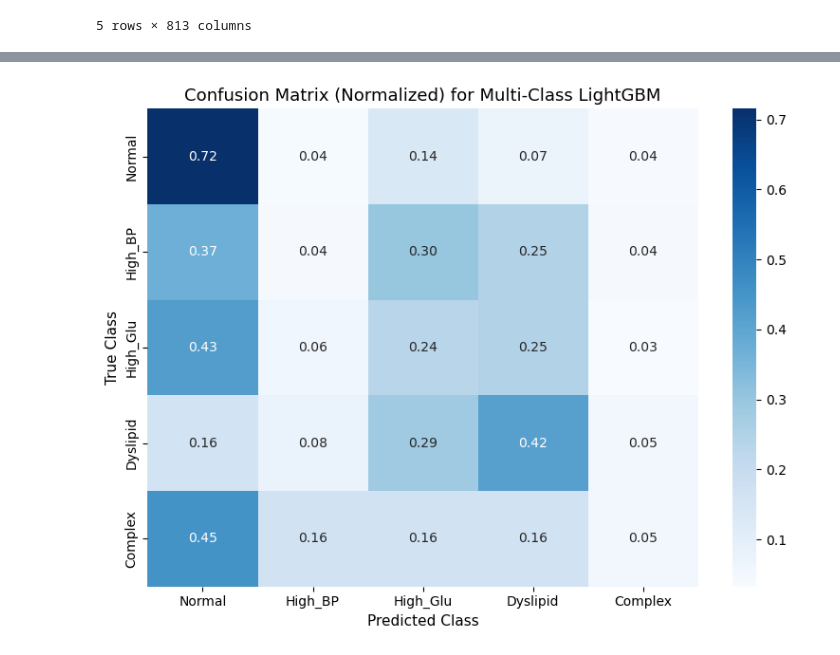
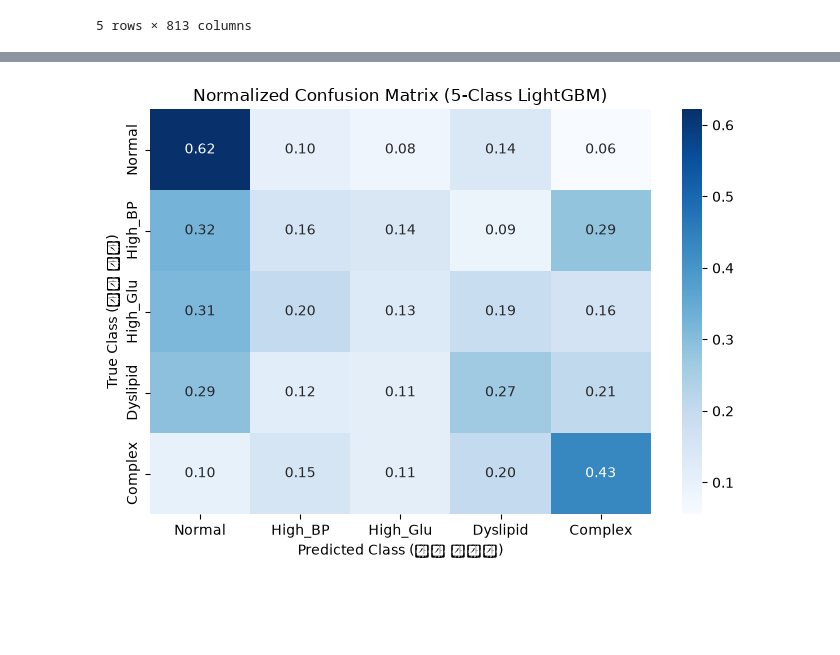
Before and after one commit to kdw123654/digital-project, a Jupyter notebook: my_model.ipynb, the cells around one changed output, grey strips where cells are left out. Drawn from its saved outputs; the diff is of its cells as text; code cells hidden in the pictures; blank space fills up the shorter version.

```diff
--- a/my_model.ipynb
+++ b/my_model.ipynb
@@ -30,11 +30,12 @@ selected_cols = [
     'DI1_dg', 'DI1_pt', 'DE1_dg', 'DE1_pt', 'DI2_dg', 'DI2_pt',
     'HE_glu', 'HE_TG', 'HE_HDL_st2', 'HE_sbp', 'HE_dbp',
     'HE_ht', 'HE_wt', 'HE_BMI', 'HE_wc',
-    'sm_presnt', 'dr_month', 'pa_aerobic'
+    'sm_presnt', 'dr_month', 'pa_aerobic',
+    'BE8_1', 'L_DN_TO', 'BO1_1', 'BM1_8' # [교수님 피드백 반영] 좌식시간, 혼밥, 체중증가, 구강위생 변수 추가
 ]
 
 df_list = []
-years = ['21', '22', '23', '24']
+years = ['20', '21', '22', '23', '24'] # [교수님 피드백 반영] 2020년 추가 -> 5개년치 통합
 
 for y in years:
     fpath=f'C:\\knhanes\\hn{y}_all.sas7bdat'
@@ -64,6 +66,6 @@ df_all.head()
 # %%
-df_young=df_all[(df_all['age']>=19)&(df_all['age']<=39)].copy()
-print(f'19~39세 청년층 인원: {len(df_young):,}명')
+df_young=df_all[(df_all['age']>=20)&(df_all['age']<=39)].copy()
+print(f'20~39세 청년층 인원: {len(df_young):,}명')
 # len뒤에 ,를 붙이면 5341이 아닌 5,341같이 천 단위로 콤마찍어줌
 
 med_mask = (df_young['DI1_pt'] == 1) | (df_young['DE1_pt'] == 1) | (df_young['DI2_pt'] == 1)
@@ -724,41 +742,47 @@ Dyslipid  495   10.6
 # %%
-# 멀티클래스 LightGBM 모델 학습
+# [멀티클래스 LightGBM 모델 학습 및 평가 (Step 3)]
+# - 소수 클래스(고혈압, 복합이상)의 학습 불균형 해소를 위해 class_weight='balanced' 적용
+# - 혼동 행렬의 주대각선(재현율)과 비대각선(오분류 경향성)을 정밀 분석
+
 import matplotlib.pyplot as plt
 import seaborn as sns
 from lightgbm import LGBMClassifier
-from sklearn.metrics import classification_report, confusion_matrix, roc_auc_score
+from sklearn.metrics import classification_report, confusion_matrix, roc_auc_score, average_precision_score
 
-
-# lightgbm 모델
+# 1. LightGBM 다중분류 모델 초기화 및 학습
 lgb_multi = LGBMClassifier(
-    obgjective = 'multiclass',
-    num_class = 5,
-    class_weight = 'balanced', # 희귀 아형(고혈압/고혈당 단독형) 보정 즉 표본 수가 적은 곳에 자동 보정
-    random_state = 42,
-    verbose = -1
+    objective='multiclass',
+    num_class=5,
+    class_weight='balanced', # 데이터 불균형 보정 가중치
+    random_state=42,
+    n_estimators=100,
+    max_depth=5,
+    learning_rate=0.05,
+    verbose=-1
 )
 
 lgb_multi.fit(X_train_m, y_train_m)
 
+# 2. 예측 및 OVR 성능 평가
 y_pred_m = lgb_multi.predict(X_test_m)
 y_proba_m = lgb_multi.predict_proba(X_test_m)
 
-# Ovr marcro-averaged ROC-AUC 계산
-ovr_macro_auc = roc_auc_score(y_test_m, y_proba_m, multi_class='ovr', average='macro')
-print(f"\n멀티클래스 LightGBM 모델 OVR Macro-Averaged ROC-AUC: {ovr_macro_auc:.3f}\n")
+# OVR Macro ROC-AUC 및 Average Precision (AP)
+y_test_m_dummies = pd.get_dummies(y_test_m)
+ovr_roc_auc = roc_auc_score(y_test_m_dummies, y_proba_m, multi_class='ovr', average='macro')
+ovr_ap = average_precision_score(y_test_m_dummies, y_proba_m, average='macro')
 
-# 분류 리포트
-print("=== 클래스별 정밀도/재현율 ===")
+print(f'\n멀티클래스 LightGBM OVR Macro ROC-AUC: {ovr_roc_auc:.3f} | Macro AP: {ovr_ap:.3f}')
+print('\n=== 클래스별 정밀도(Precision) / 재현율(Recall) ===')
 print(classification_report(y_test_m, y_pred_m, target_names=class_names))
 
-# 혼동 행렬
-cm = confusion_matrix(y_test_m, y_pred_m, normalize='true')
-
-plt.figure(figsize=(8, 6))
-sns.heatmap(cm, annot=True, fmt='.2f', cmap='Blues', xticklabels=class_names, yticklabels=class_names)
-plt.title('Confusion Matrix (Normalized) for Multi-Class LightGBM', fontsize=13)
-plt.xlabel('Predicted Class', fontsize=11)
-plt.ylabel('True Class', fontsize=11)
+# 3. 5x5 정규화 혼동행렬 (Normalized Confusion Matrix) 시각화
+cm_norm = confusion_matrix(y_test_m, y_pred_m, normalize='true')
+plt.figure(figsize=(7, 5))
+sns.heatmap(cm_norm, annot=True, fmt='.2f', cmap='Blues', xticklabels=class_names, yticklabels=class_names)
+plt.title('Normalized Confusion Matrix (5-Class LightGBM)', fontsize=12)
+plt.xlabel('Predicted Class (모델 예측값)', fontsize=10)
+plt.ylabel('True Class (실제 정답)', fontsize=10)
 plt.tight_layout()
 plt.show()
 # %% [output]
@@ -779,2 +803,2 @@ weighted avg       0.57      0.54      0.55      1404
-[figure, old version]
+[figure, new version]
 # %%
```
Also changed, not shown: parts of 16 cells of this notebook, 2 other files.
